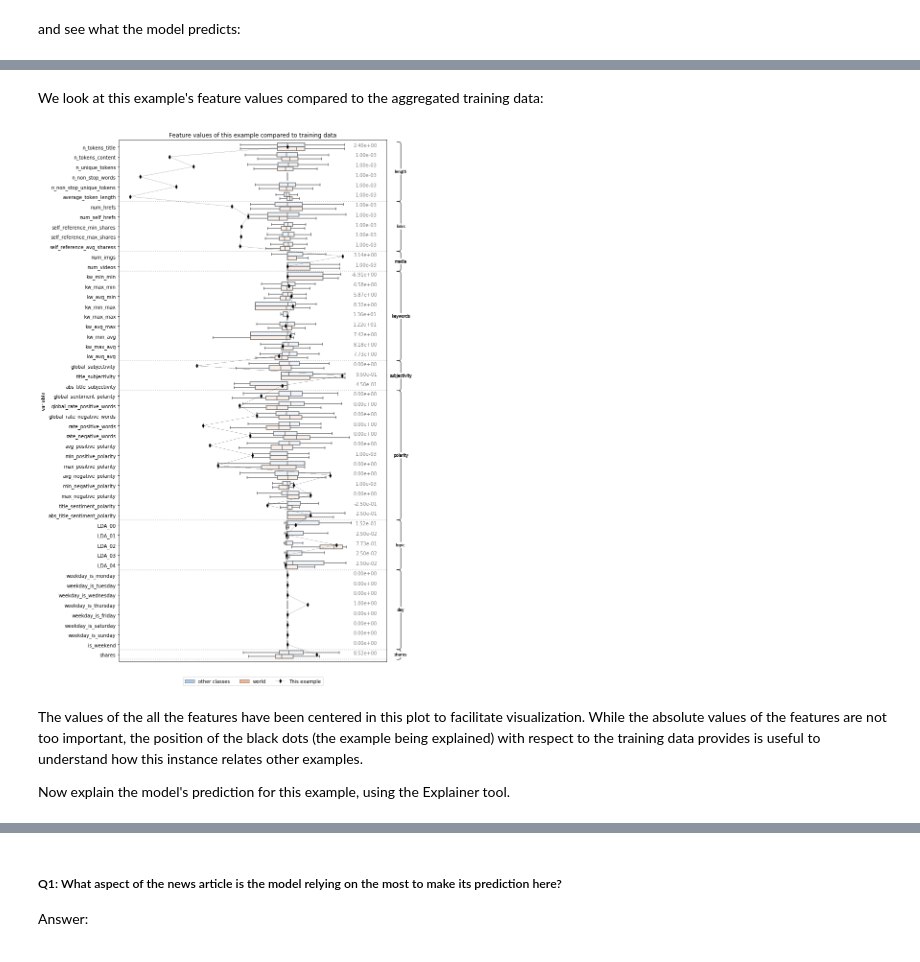
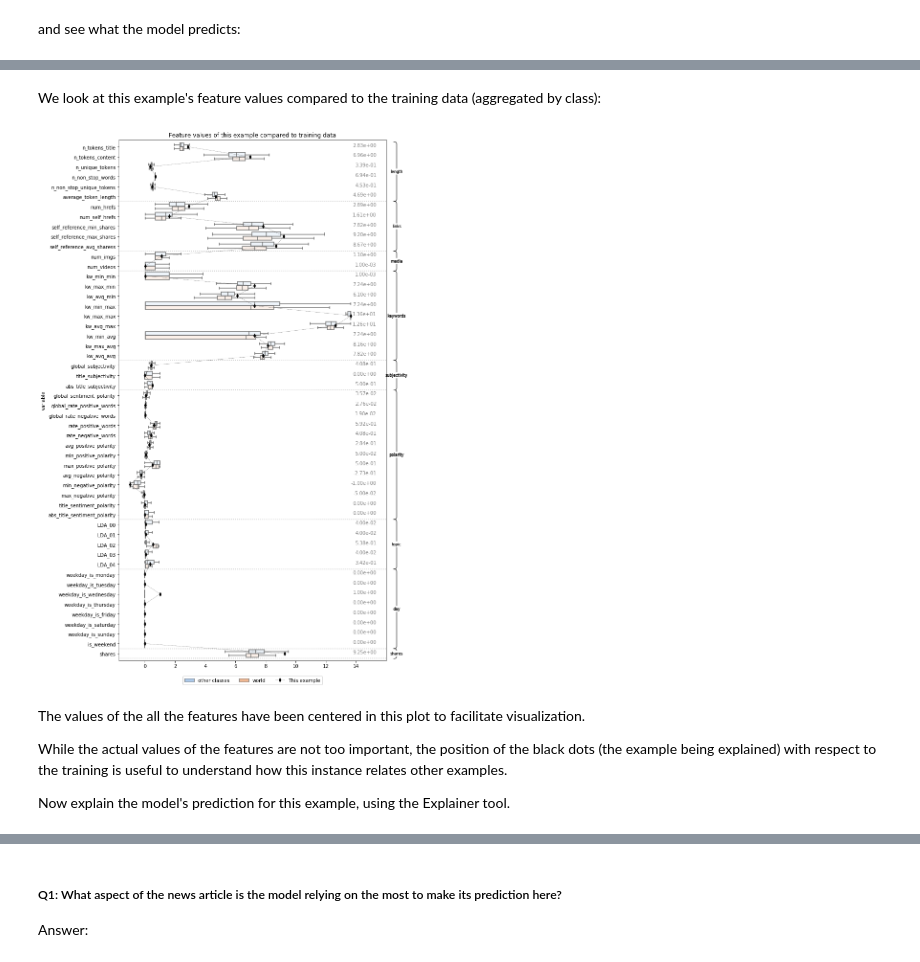
Before and after one commit to dmelis/interpretwoe, a Jupyter notebook: userstudy/WoE_UserStudy_Main.ipynb, the cells around one changed output, grey strips where cells are left out. Saved outputs shown, nothing was run; the diff lists cells and outputs as text; code cells hidden in the pictures.

```diff
--- a/userstudy/WoE_UserStudy_Main.ipynb
+++ b/userstudy/WoE_UserStudy_Main.ipynb
@@ -164,13 +147,15 @@ Predicted class: world (prob: 0.97)
 True class:      world
 # %% [markdown]
-We look at this example's feature values compared to the aggregated training data:
+We look at this example's feature values compared to the training data (aggregated by class):
 # %%
-woeexplainer.plot_ranges(X.test[idx:idx+1], groupby='predicted', annotate='value', rescale=True)
+woeexplainer.plot_ranges(X.test[idx:idx+1], groupby='predicted', annotate='value', rescale=False)
 plt.show()
 # %% [output]
-[figure, old version]
+[figure, new version]
 # %% [markdown]
-The values of the all the features have been centered in this plot to facilitate visualization. While the absolute values of the features are not too important, the position of the black dots (the example being explained) with respect to the training data provides is useful to understand how this instance relates other examples.
+The values of the all the features have been centered in this plot to facilitate visualization.
+
+While the actual values of the features are not too important, the position of the black dots (the example being explained) with respect to the training is useful to understand how this instance relates other examples.
 
 Now explain the model's prediction for this example, using the Explainer tool.
 # %%
```
Also changed, not shown: parts of 17 cells of this notebook, 1 other file.
